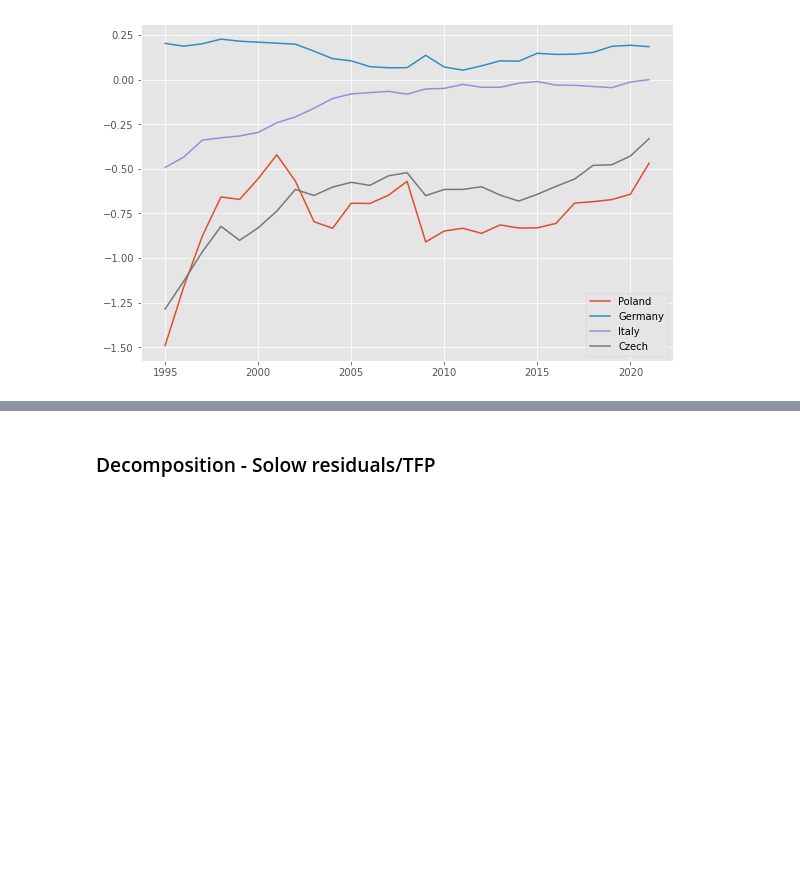
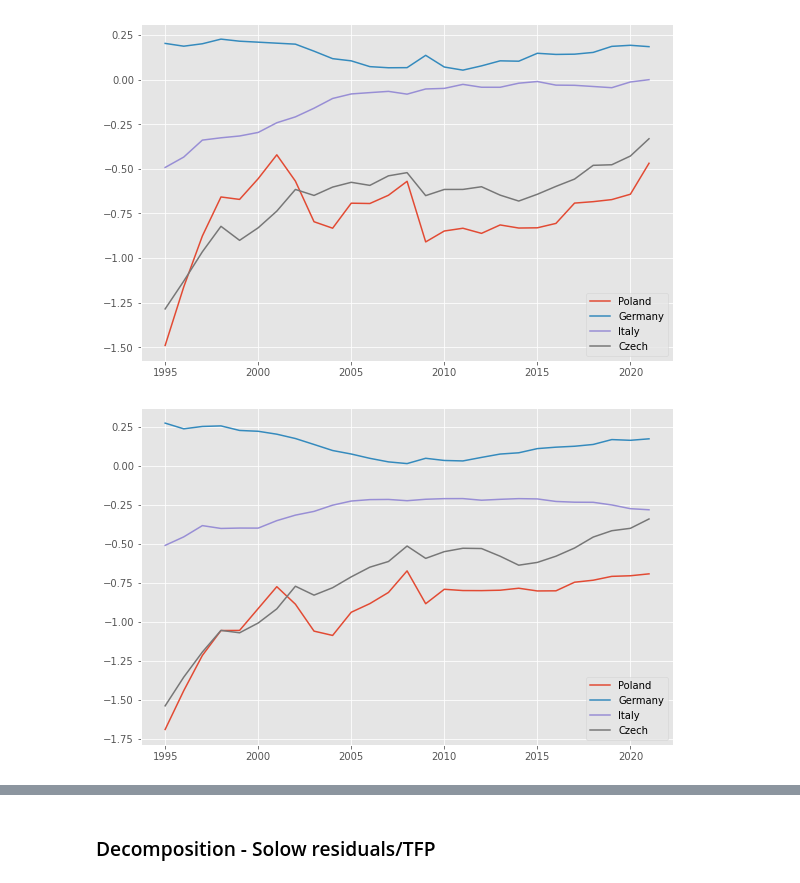
Before and after one commit to JanPintera/cee_competitiveness, a Jupyter notebook: RULC_decomposition.ipynb, the cells around one changed output, grey strips where cells are left out. Cells and saved outputs as stored; diff of their text form; code cells hidden in the pictures; blank space fills up the shorter version.

```diff
--- a/RULC_decomposition.ipynb
+++ b/RULC_decomposition.ipynb
@@ -322,5 +328,5 @@ rulc
 # %%
-rulc_plot = rulc.groupby('country_code')
+rulc_plot = rulc[rulc['nace_r2'] == 'C'].groupby('country_code')
 
 with plt.style.context('ggplot'):
     fig, ax = plt.subplots(constrained_layout=True, figsize=(8, 5))
@@ -332,5 +338,18 @@ with plt.style.context('ggplot'):
     ax.legend()
 # %% [output]
 [figure]
+# %%
+rulc_plot = rulc[rulc['nace_r2'] == 'TOTAL'].groupby('country_code')
+
+with plt.style.context('ggplot'):
+    fig, ax = plt.subplots(constrained_layout=True, figsize=(8, 5))
+    ax.plot(rulc_plot.get_group('PL')['year'], rulc_plot.get_group('PL')['rulc'], label='Poland')
+    ax.plot(rulc_plot.get_group('DE')['year'], rulc_plot.get_group('DE')['rulc'], label='Germany')
+    ax.plot(rulc_plot.get_group('IT')['year'], rulc_plot.get_group('IT')['rulc'], label='Italy')
+    ax.plot(rulc_plot.get_group('CZ')['year'], rulc_plot.get_group('CZ')['rulc'], label='Czech')
+
+    ax.legend()
+# %% [output]
+[figure, added]
 # %%
 
```
Also changed, not shown: parts of 46 cells of this notebook.
